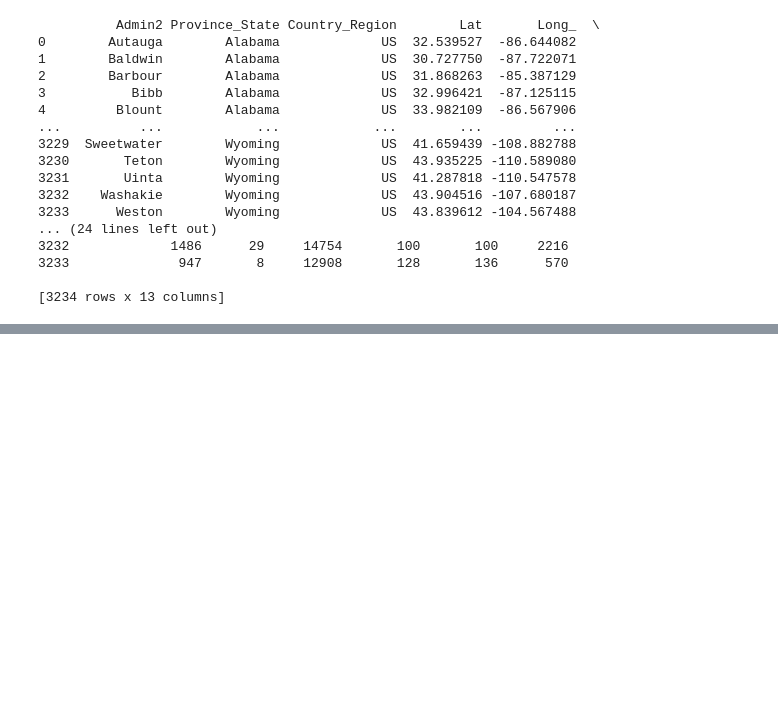
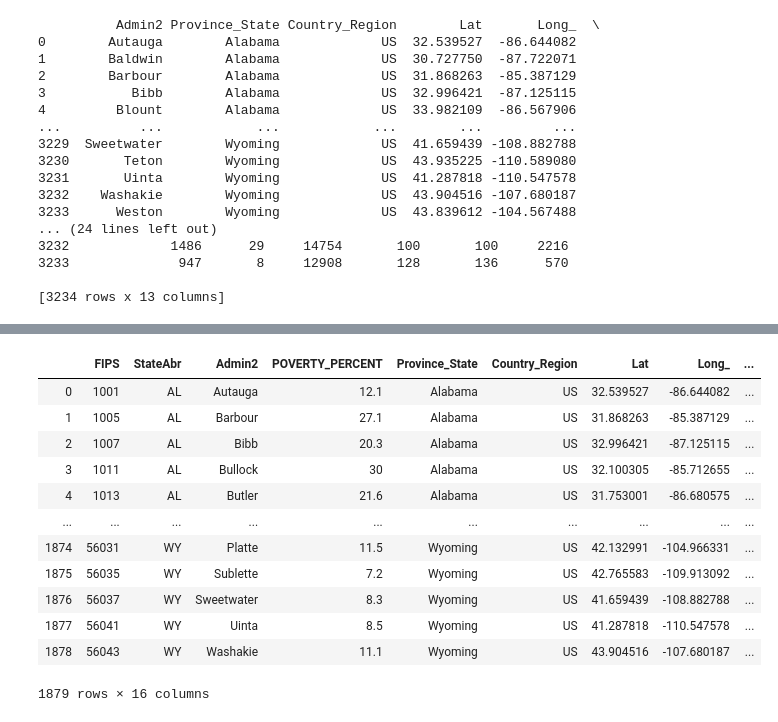
Before and after one commit to henrytan2/ML-Project, a Jupyter notebook: FinalProject.ipynb, the cells around one changed output, grey strips where cells are left out. Cells and saved outputs as stored; diff of their text form; code cells hidden in the pictures; blank space fills up the shorter version.

```diff
--- a/FinalProject.ipynb
+++ b/FinalProject.ipynb
@@ -128,0 +219,43 @@ master_df.to_csv('confirmed_deaths_10_9_2021.csv', index=False)
+# %%
+#Cell by Julie
+
+#Bringing in poverty by fips
+orig_poverty_df = pd.read_csv('PovertyEstimates.csv',encoding="ISO-8859-1", skipinitialspace=True)
+#print(orig_poverty_df.columns)
+#display(orig_poverty_df)
+
+#Taking in only identifying factors and the total percent of pop in poverty for 2019
+data = [orig_poverty_df['FIPStxt'],orig_poverty_df['Stabr'],orig_poverty_df['Area_name'],orig_poverty_df['PCTPOVALL_2019']]
+cols=['FIPS','StateAbr','Admin2','POVERTY_PERCENT']
+poverty_df = pd.DataFrame(data, cols)
+poverty_df = poverty_df.transpose()
+# display(poverty_df)
+# print(poverty_df.dtypes)
+
+#we need to get rid of the "county" part of the county name
+poverty_df['Admin2'] = poverty_df['Admin2'].str.rstrip(' County') #be careful of the trailing space!
+#display(poverty_df)
+
+#we need the full state name and not just the abbreviaton
+state = poverty_df['StateAbr'].map(abbrev_to_us_state)
+poverty_df['Province_State']=state
+#display(poverty_df)
+#print(poverty_df.columns)
+
+#map fips and poverty percent column into the master_df by state/county pair
+master_df = pd.merge(poverty_df, master_df, on=['Province_State','Admin2'])
+display(master_df)
+# %% [output]
+|  | FIPS | StateAbr | Admin2 | POVERTY_PERCENT | Province_State | Country_Region | Lat | Long_ | ... |
+| 0 | 1001 | AL | Autauga | 12.1 | Alabama | US | 32.539527 | -86.644082 | ... |
+| 1 | 1005 | AL | Barbour | 27.1 | Alabama | US | 31.868263 | -85.387129 | ... |
+| 2 | 1007 | AL | Bibb | 20.3 | Alabama | US | 32.996421 | -87.125115 | ... |
+| 3 | 1011 | AL | Bullock | 30 | Alabama | US | 32.100305 | -85.712655 | ... |
+| 4 | 1013 | AL | Butler | 21.6 | Alabama | US | 31.753001 | -86.680575 | ... |
+| ... | ... | ... | ... | ... | ... | ... | ... | ... | ... |
+| 1874 | 56031 | WY | Platte | 11.5 | Wyoming | US | 42.132991 | -104.966331 | ... |
+| 1875 | 56035 | WY | Sublette | 7.2 | Wyoming | US | 42.765583 | -109.913092 | ... |
+| 1876 | 56037 | WY | Sweetwater | 8.3 | Wyoming | US | 41.659439 | -108.882788 | ... |
+| 1877 | 56041 | WY | Uinta | 8.5 | Wyoming | US | 41.287818 | -110.547578 | ... |
+| 1878 | 56043 | WY | Washakie | 11.1 | Wyoming | US | 43.904516 | -107.680187 | ... |
+1879 rows × 16 columns
```
Also changed, not shown: parts of 2 cells of this notebook, 4 other files.
